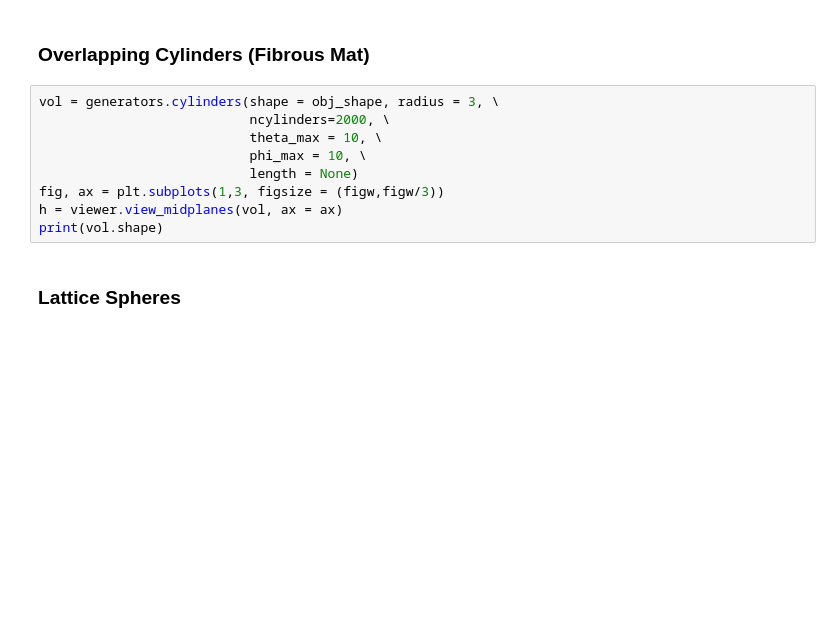
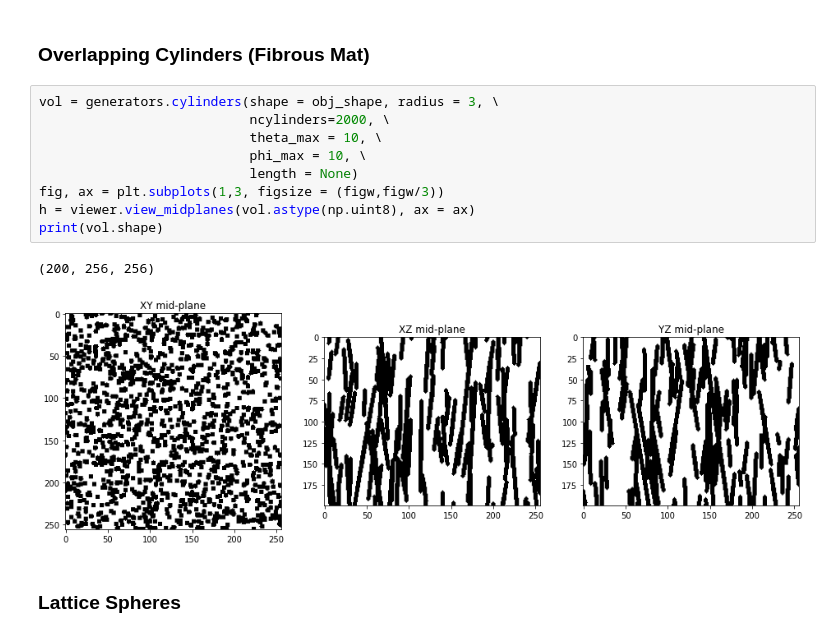
Before and after one commit to aniketkt/TomoTwin, a Jupyter notebook: notebooks/data_generators.ipynb, the cells around one changed output. Saved outputs shown, nothing was run; the diff lists cells and outputs as text; blank space fills up the shorter version.

```diff
--- a/notebooks/data_generators.ipynb
+++ b/notebooks/data_generators.ipynb
@@ -49,12 +94,15 @@ h = viewer.view_midplanes(vol, ax = ax)
 # %%
 vol = generators.cylinders(shape = obj_shape, radius = 3, \
                            ncylinders=2000, \
                            theta_max = 10, \
                            phi_max = 10, \
                            length = None)
 fig, ax = plt.subplots(1,3, figsize = (figw,figw/3))
-h = viewer.view_midplanes(vol, ax = ax)
+h = viewer.view_midplanes(vol.astype(np.uint8), ax = ax)
 print(vol.shape)
+# %% [output]
+(200, 256, 256)
+[figure, added]
 # %% [markdown]
 ### Lattice Spheres
 # %%
```
Also changed, not shown: parts of 23 cells of this notebook, 6 other files.
